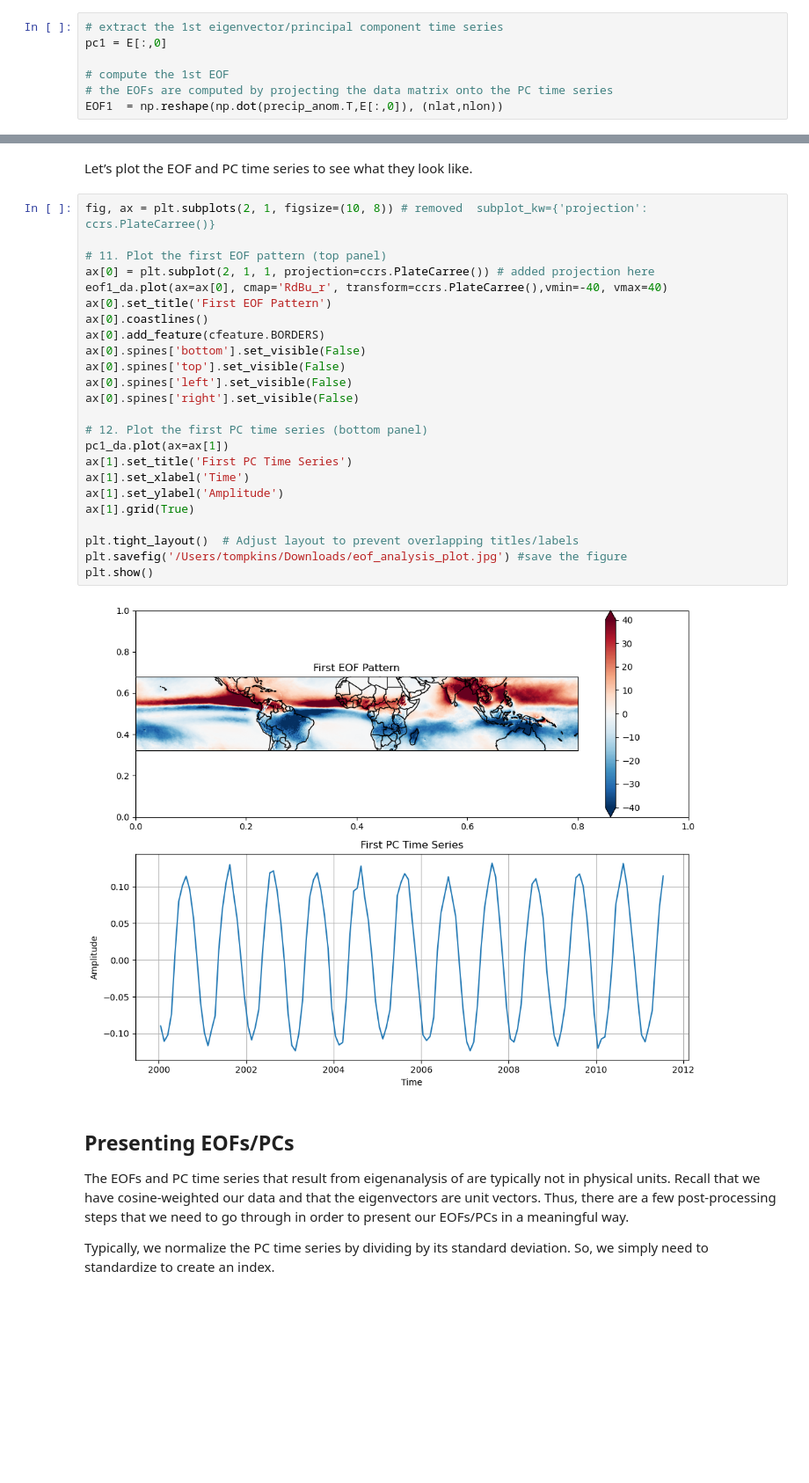
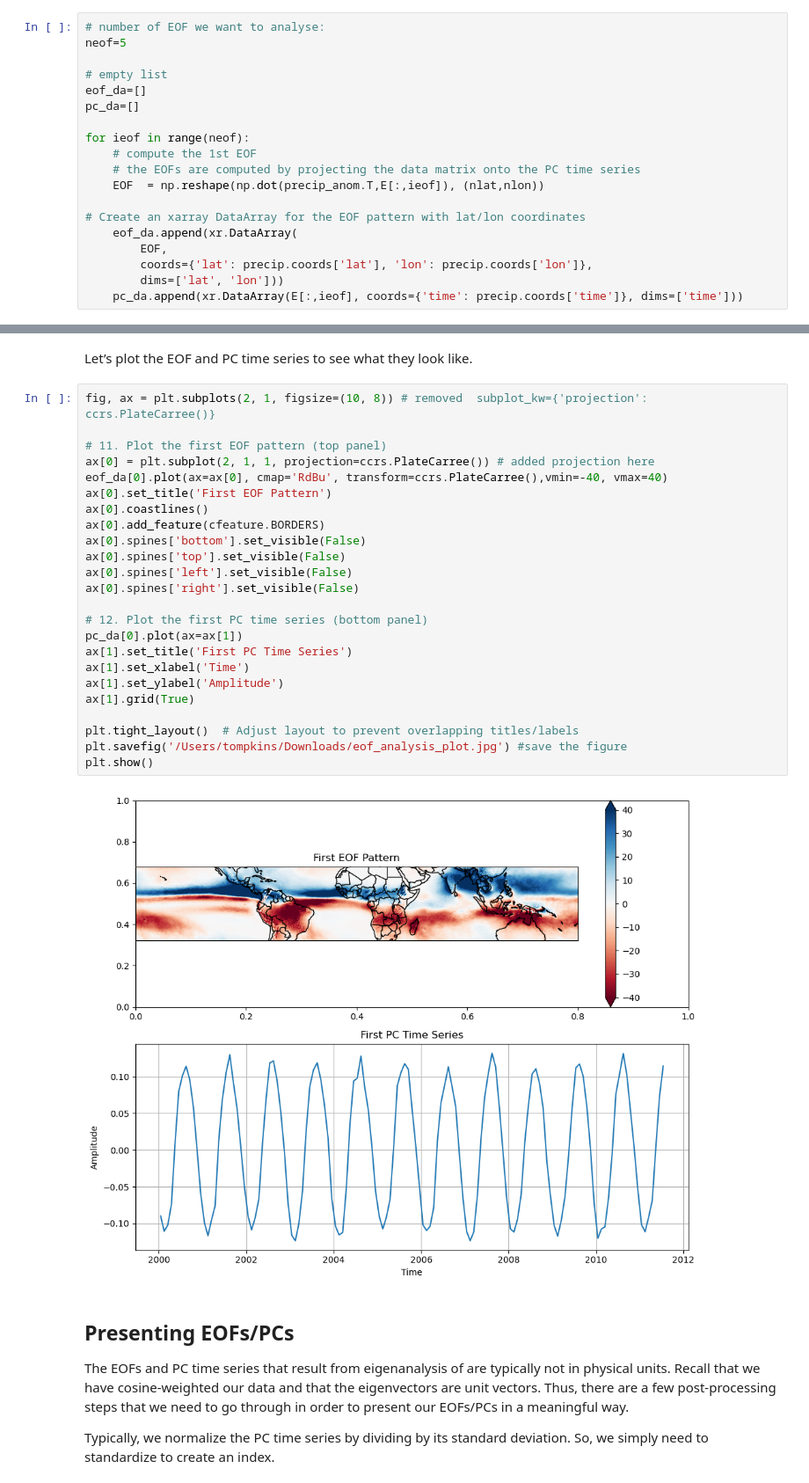
Before and after one commit to adriantompkins/climate-book, a Jupyter notebook: notebooks/climdata_EOF1.ipynb, the cells around one changed output, grey strips where cells are left out. Shown at 88% size. Cells and saved outputs as stored; diff of their text form; blank space fills up the shorter version.

```diff
--- a/notebooks/climdata_EOF1.ipynb
+++ b/notebooks/climdata_EOF1.ipynb
@@ -206,7 +234,19 @@ Note that we project the weighted data matrix onto the PC time series as this is
 # %%
-# extract the 1st eigenvector/principal component time series
-pc1 = E[:,0]
+# number of EOF we want to analyse:
+neof=5
 
-# compute the 1st EOF
-# the EOFs are computed by projecting the data matrix onto the PC time series
-EOF1  = np.reshape(np.dot(precip_anom.T,E[:,0]), (nlat,nlon))
+# empty list
+eof_da=[]
+pc_da=[]
+
+for ieof in range(neof):
+    # compute the 1st EOF
+    # the EOFs are computed by projecting the data matrix onto the PC time series
+    EOF  = np.reshape(np.dot(precip_anom.T,E[:,ieof]), (nlat,nlon))
+
+# Create an xarray DataArray for the EOF pattern with lat/lon coordinates
+    eof_da.append(xr.DataArray(
+        EOF,
+        coords={'lat': precip.coords['lat'], 'lon': precip.coords['lon']},
+        dims=['lat', 'lon']))
+    pc_da.append(xr.DataArray(E[:,ieof], coords={'time': precip.coords['time']}, dims=['time']))
@@ -223,29 +255,29 @@ Let’s plot the EOF and PC time series to see what they look like.
 # %%
 fig, ax = plt.subplots(2, 1, figsize=(10, 8)) # removed  subplot_kw={'projection': ccrs.PlateCarree()}
 
 # 11. Plot the first EOF pattern (top panel)
 ax[0] = plt.subplot(2, 1, 1, projection=ccrs.PlateCarree()) # added projection here
-eof1_da.plot(ax=ax[0], cmap='RdBu_r', transform=ccrs.PlateCarree(),vmin=-40, vmax=40)
+eof_da[0].plot(ax=ax[0], cmap='RdBu', transform=ccrs.PlateCarree(),vmin=-40, vmax=40)
 ax[0].set_title('First EOF Pattern')
 ax[0].coastlines()
 ax[0].add_feature(cfeature.BORDERS)
 ax[0].spines['bottom'].set_visible(False)
 ax[0].spines['top'].set_visible(False)
 ax[0].spines['left'].set_visible(False)
 ax[0].spines['right'].set_visible(False)
 
 # 12. Plot the first PC time series (bottom panel)
-pc1_da.plot(ax=ax[1])
+pc_da[0].plot(ax=ax[1])
 ax[1].set_title('First PC Time Series')
 ax[1].set_xlabel('Time')
 ax[1].set_ylabel('Amplitude')
 ax[1].grid(True)
 
 plt.tight_layout()  # Adjust layout to prevent overlapping titles/labels
 plt.savefig('/Users/tompkins/Downloads/eof_analysis_plot.jpg') #save the figure
 plt.show()
 # %% [output]
-[figure, old version]
+[figure, new version]
 # %% [markdown]
 ## Presenting EOFs/PCs
 
```
Also changed, not shown: parts of 23 cells of this notebook.
